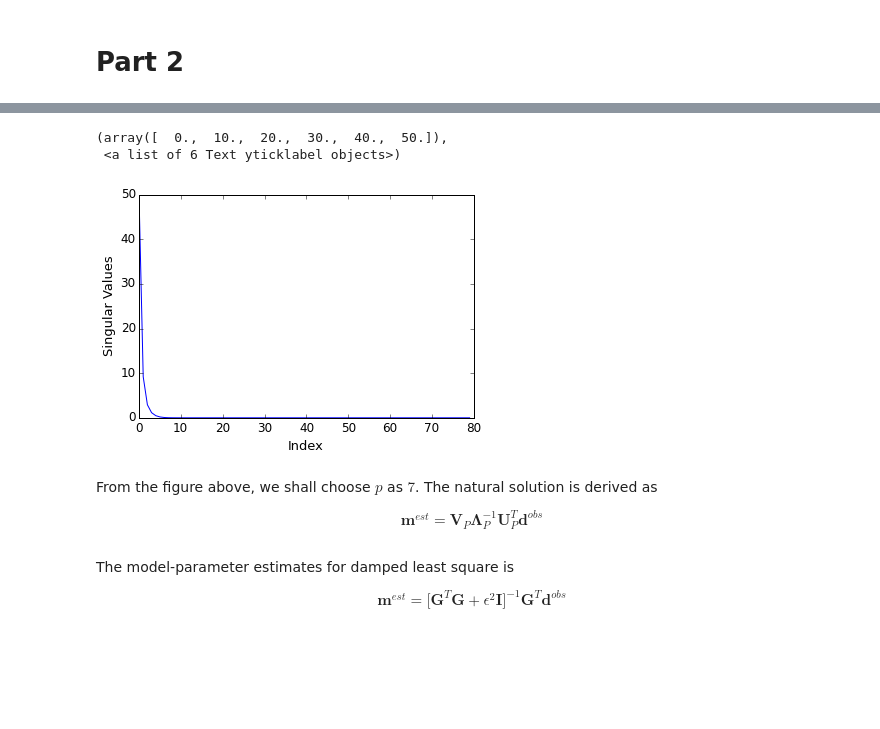
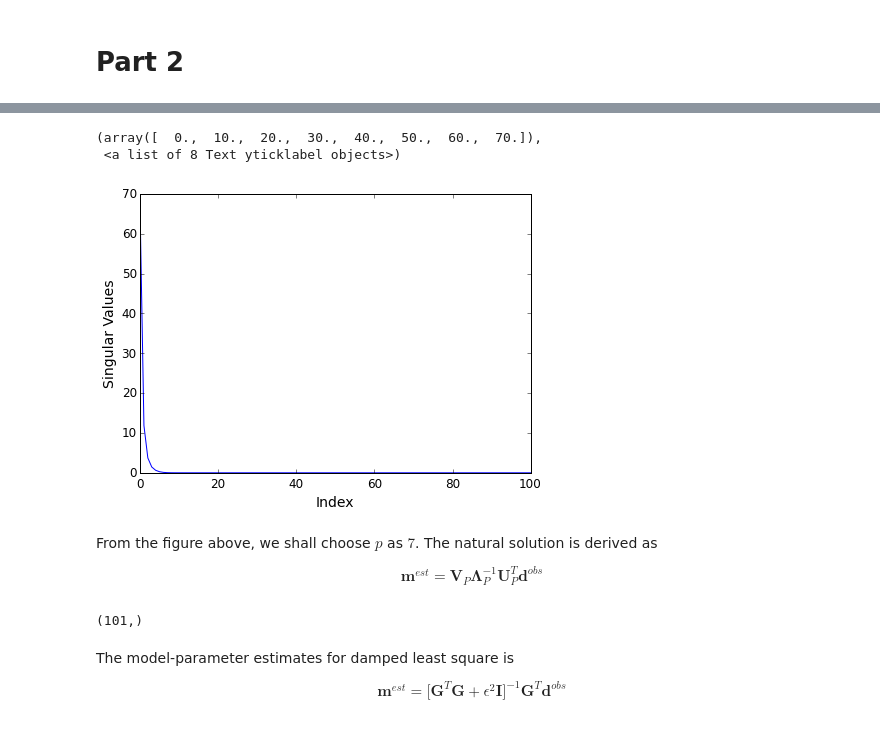
Before and after one commit to roxyboy/Geophysical-Inverse-Theory, a Jupyter notebook: GIT_HW/05GIT_HW.ipynb, the cells around one changed output, grey strips where cells are left out. Drawn from its saved outputs; the diff is of its cells as text; code cells hidden in the pictures; blank space fills up the shorter version.

```diff
--- a/GIT_HW/05GIT_HW.ipynb
+++ b/GIT_HW/05GIT_HW.ipynb
@@ -19,14 +19,14 @@ mtrue[19] = 1.
 mtrue[49] = 1.
 mtrue[89] = 1.
 # %%
-N = 80
+N = M
 cmin = 0.
 cmax = 1e-1
 Dc = (cmax - cmin)
 c = cmin + Dc*np.arange(N)
 G = c[:, np.newaxis] * np.exp( - c[:, np.newaxis]*z)
 
-sd = 1e-3
+sd = 1e-2
 dtrue = np.dot(G, mtrue)
-dobs = dtrue + np.random.normal( 0., sd , N )   # Noise: normal distribution with zero mean and 0.001 standard deviation
+dobs = dtrue + np.random.normal( 0., sd , N )   # Noise: normal distribution with zero mean and 0.01 standard deviation
 # %%
@@ -74,16 +85,16 @@ print U.shape, L.shape, V.shape
 # %%
-fig = plt.figure(figsize=(6,4))
+fig = plt.figure(figsize=(7,5))
 
 ax = plt.gca()
 ax.plot(L)
-ax.set_xlabel(r'Index', fontsize=13)
-ax.set_ylabel(r'Singular Values', fontsize=13)
+ax.set_xlabel(r'Index', fontsize=14)
+ax.set_ylabel(r'Singular Values', fontsize=14)
 plt.xticks(fontsize=12)
 plt.yticks(fontsize=12)
 # %% [output]
-(array([  0.,  10.,  20.,  30.,  40.,  50.]),
- <a list of 6 Text yticklabel objects>)
+(array([  0.,  10.,  20.,  30.,  40.,  50.,  60.,  70.]),
+ <a list of 8 Text yticklabel objects>)
-[figure, old version]
+[figure, new version]
 # %% [markdown]
 From the figure above, we shall choose $p$ as $7$. The natural solution is derived as
 
@@ -97,5 +109,9 @@ Lambdap1 = 1./Lp * np.identity(p)
 # %%
-mest_Nat = np.dot(np.dot( np.dot( Vp, Lambdap1 ), Up.T), dobs )
+# mest_Nat = np.dot(np.dot( np.dot( Vp, Lambdap1 ), Up.T), dobs )
+mest_Nat = np.dot( Vp, np.dot(Up.T, dobs) / Lp )
+print mest_Nat.shape
+# %% [output]
+(101,)
 # %% [markdown]
 The model-parameter estimates for damped least square is
 
```
Also changed, not shown: parts of 21 cells of this notebook.
